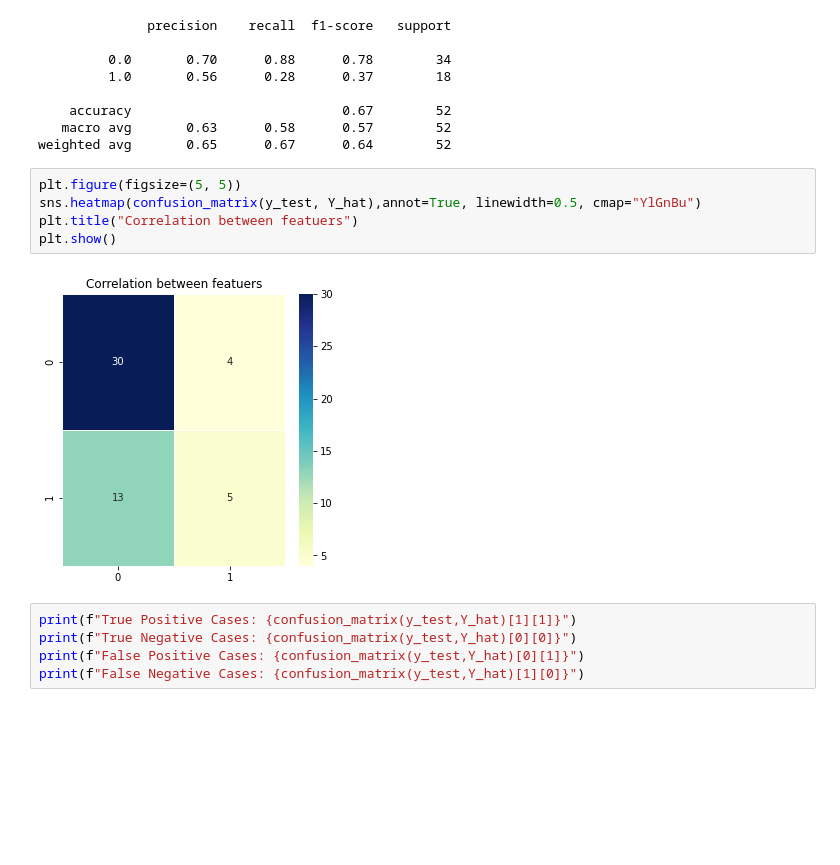
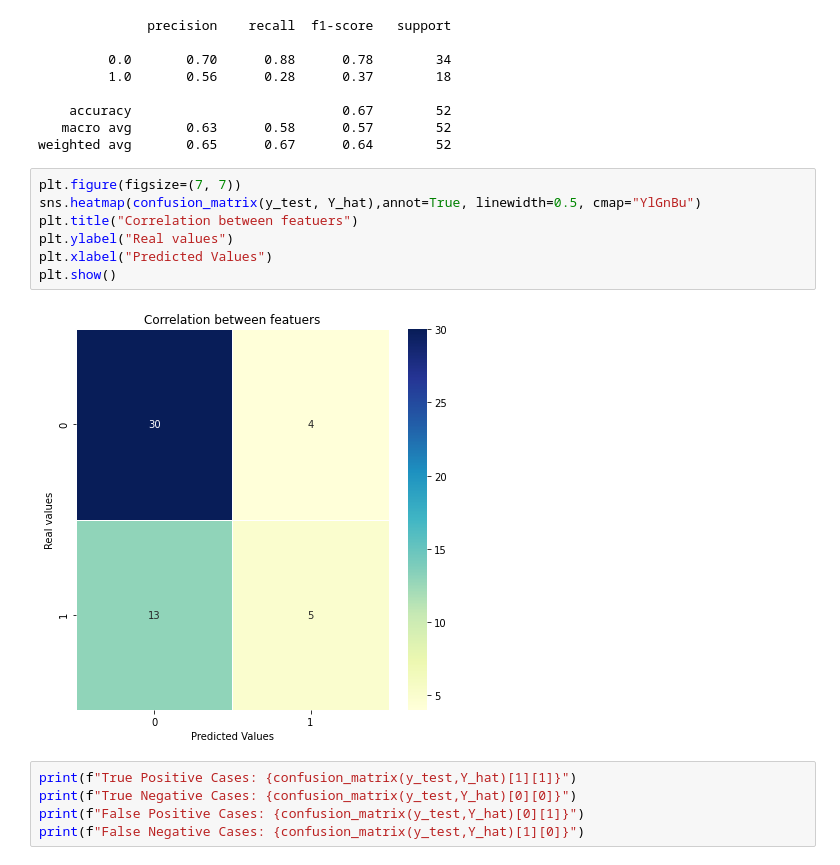
Before and after one commit to HemanthSai7/DSP, a Jupyter notebook: heart_failure.ipynb, the cells around one changed output. Cells and saved outputs as stored; diff of their text form; blank space fills up the shorter version.

```diff
--- a/heart_failure.ipynb
+++ b/heart_failure.ipynb
@@ -390,12 +392,14 @@ print(classification_report(y_test,Y_hat))
    macro avg       0.63      0.58      0.57        52
 weighted avg       0.65      0.67      0.64        52
 # %%
-plt.figure(figsize=(5, 5))
+plt.figure(figsize=(7, 7))
 sns.heatmap(confusion_matrix(y_test, Y_hat),annot=True, linewidth=0.5, cmap="YlGnBu")
 plt.title("Correlation between featuers")
+plt.ylabel("Real values")
+plt.xlabel("Predicted Values")
 plt.show()
 # %% [output]
-[figure, old version]
+[figure, new version]
 # %%
 print(f"True Positive Cases: {confusion_matrix(y_test,Y_hat)[1][1]}")
 print(f"True Negative Cases: {confusion_matrix(y_test,Y_hat)[0][0]}")
```
Also changed, not shown: parts of 5 cells of this notebook.
